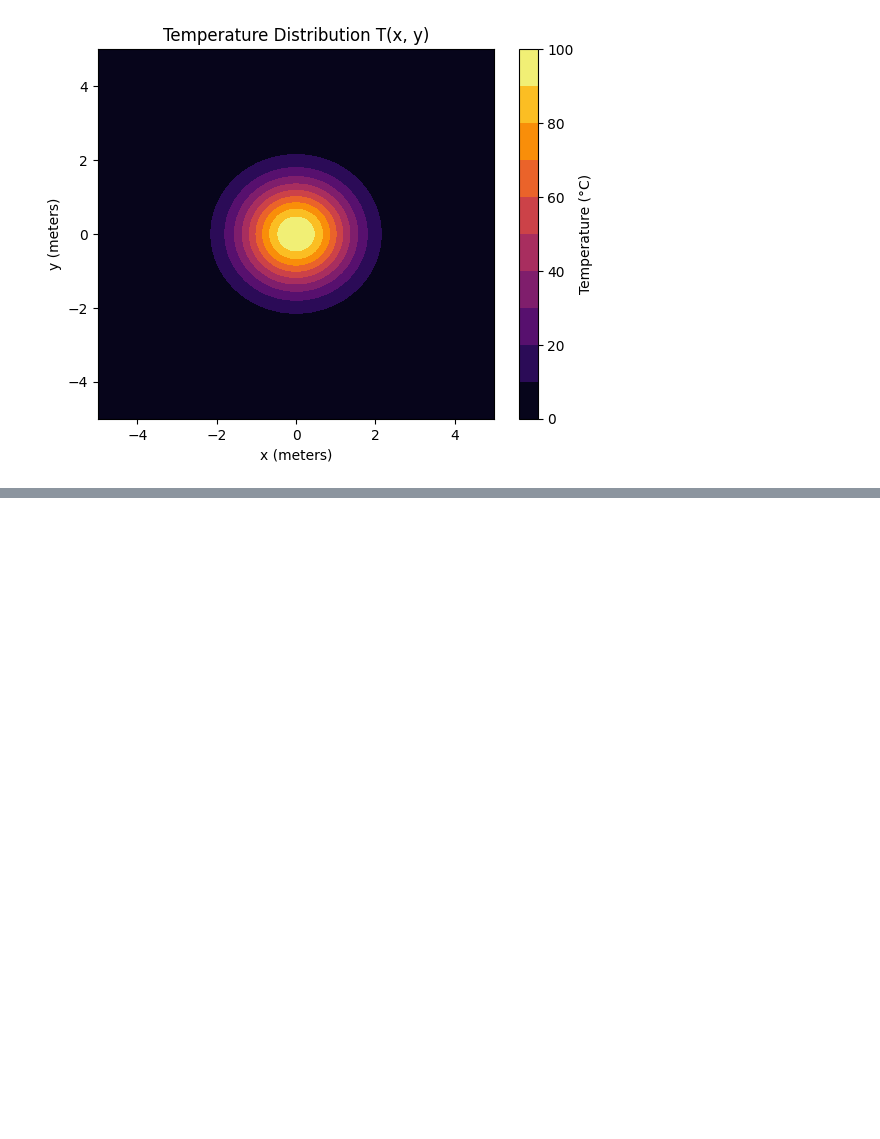
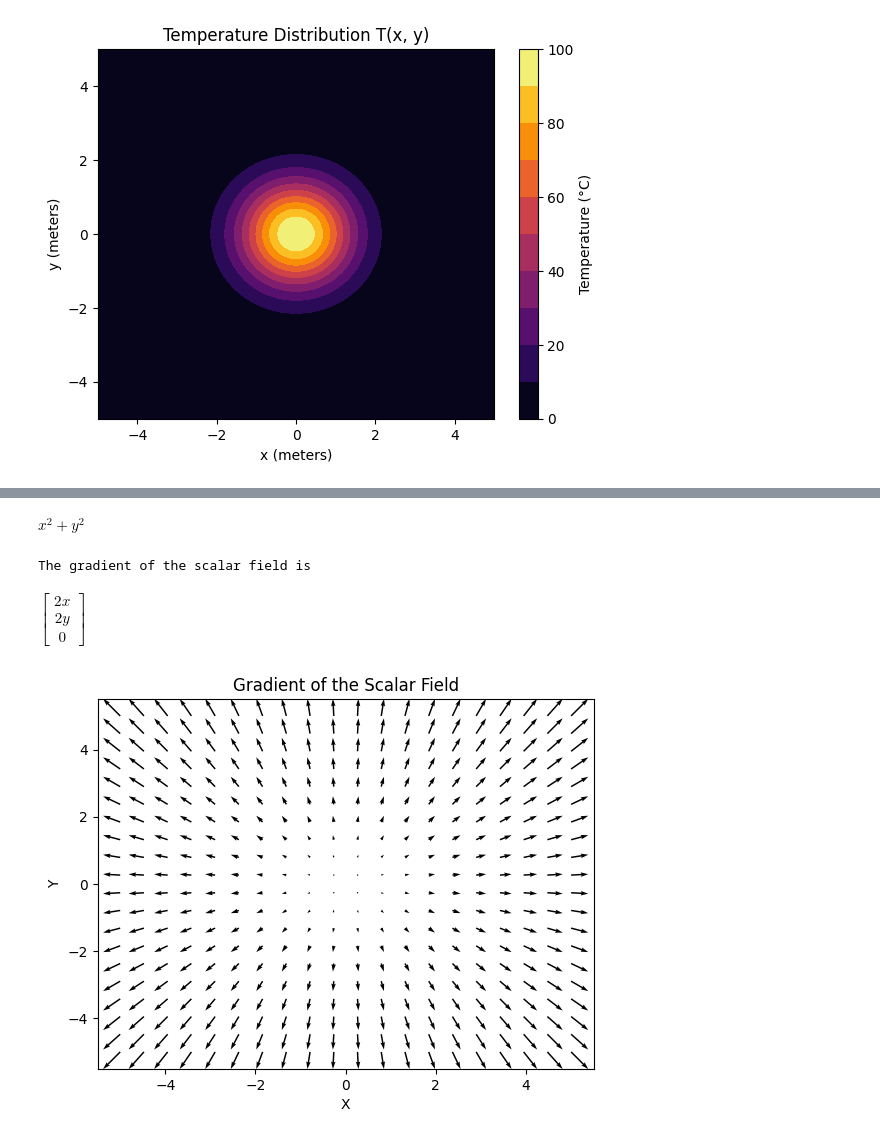
Before and after one commit to avbalwin/S2-Codebase, a Jupyter notebook: Experiment_No_3.ipynb, the cells around one changed output, grey strips where cells are left out. Saved outputs shown, nothing was run; the diff lists cells and outputs as text; code cells hidden in the pictures; blank space fills up the shorter version.

```diff
--- a/Experiment_No_3.ipynb
+++ b/Experiment_No_3.ipynb
@@ -106,0 +148,48 @@ plt.show()
+# %%
+import sympy as sp
+
+#Define the symbols
+x,y, = sp.symbols('x y ')
+
+#Define the scalar field
+scalar_field2 = x**2 + y**2  # Example scalar field
+scalar_field2
+# %% [output]
+$\displaystyle x^{2} + y^{2}$
+# %%
+#Compute the gradient
+gradient2 = sp.Matrix([sp.diff(scalar_field2, var) for var in [x,y,z]])
+print("The gradient of the scalar field is")
+gradient2
+#
+# %% [output]
+The gradient of the scalar field is
+$\displaystyle \left[\begin{matrix}2 x\\2 y\\0\end{matrix}\right]$
+# %%
+# Define the region of the plate
+x_vals = np.linspace(-5, 5, 20)
+y_vals = np.linspace(-5, 5, 20)
+z_val = 0 # For 2D visualization in the z=0 plane
+X, Y = np.meshgrid(x_vals, y_vals)
+
+# Intialize arrays to store gradient components
+U = np.zeros_like(X, dtype=float)
+V = np.zeros_like(X, dtype=float)
+
+# Evaluate the gradient at each point
+for i in range(X.shape[0]):
+  for j in range(X.shape[1]):
+    grad_evaluated = gradient2.subs({x: X[i,j], y: Y[i,j]})
+    U[i,j] = float(grad_evaluated[0])
+    V[i,j] = float(grad_evaluated[1])
+
+# Plot the gradient vectors using matplotlib
+fig, ax = plt.subplots()
+ax.quiver(X,Y,U,V)
+ax.set_xlabel('X')
+ax.set_ylabel('Y')
+ax.set_title('Gradient of the Scalar Field')
+
+plt.show()
+# %% [output]
+[figure, added]
```
Also changed, not shown: parts of 2 cells of this notebook.
